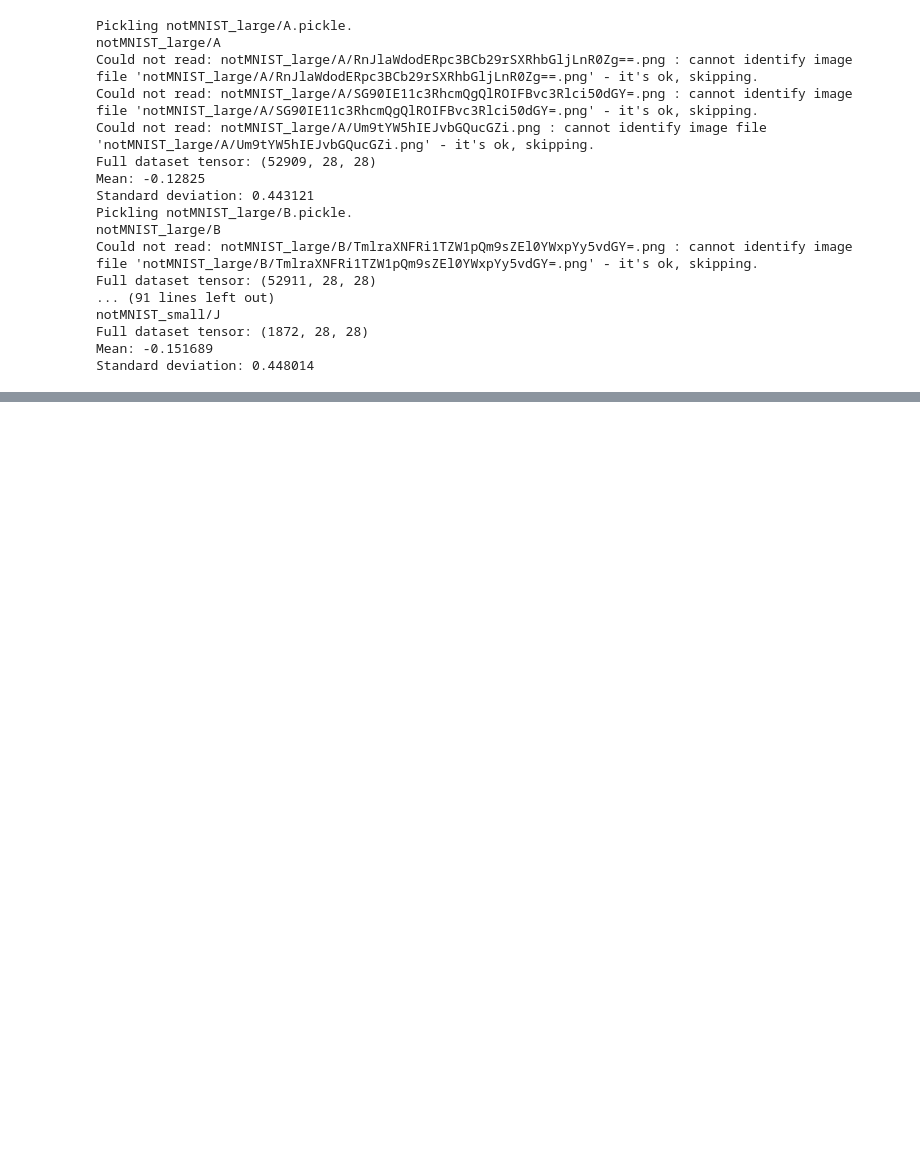
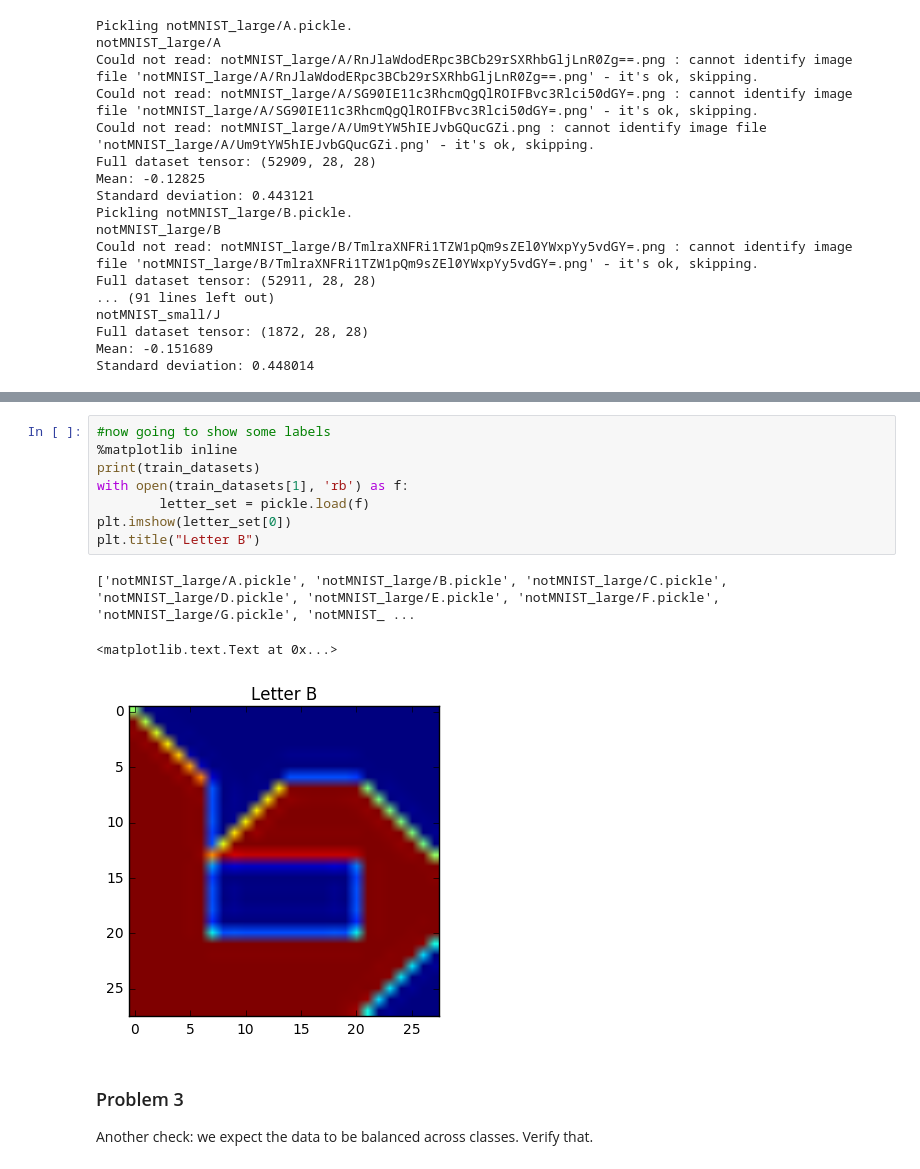
Before and after one commit to jfalkson/deep_learning_udacity, a Jupyter notebook: assigment_1.ipynb, the cells around one changed output, grey strips where cells are left out. Cells and saved outputs as stored; diff of their text form; blank space fills up the shorter version.

```diff
--- a/assigment_1.ipynb
+++ b/assigment_1.ipynb
@@ -179,0 +195,15 @@ Standard deviation: 0.448014
+# %%
+#now going to show some labels
+%matplotlib inline
+print(train_datasets)
+with open(train_datasets[1], 'rb') as f:
+        letter_set = pickle.load(f)
+plt.imshow(letter_set[0])
+plt.title("Letter B")
+# %% [output]
+['notMNIST_large/A.pickle', 'notMNIST_large/B.pickle', 'notMNIST_large/C.pickle', 'notMNIST_large/D.pickle', 'notMNIST_large/E.pickle', 'notMNIST_large/F.pickle', 'notMNIST_large/G.pickle', 'notMNIST_ ...
+<matplotlib.text.Text at 0x...>
+[figure, added]
+# %% [markdown]
+### Problem 3
+Another check: we expect the data to be balanced across classes. Verify that.
```
Also changed, not shown: parts of 25 cells of this notebook.
